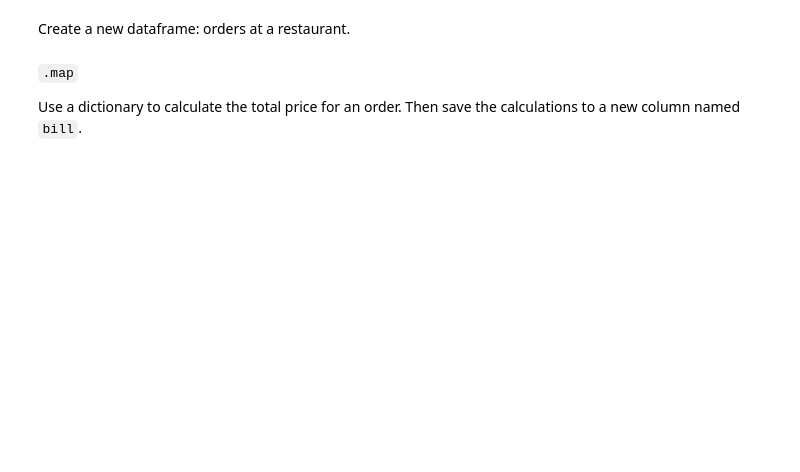
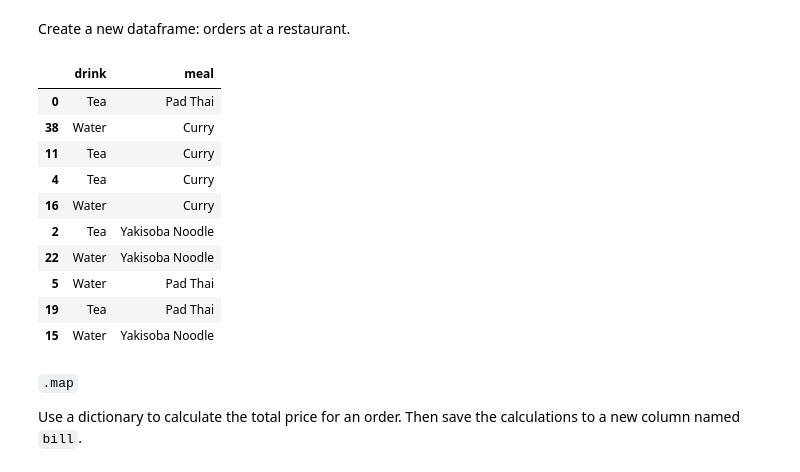
Before and after one commit to Bartholomew-Taylor/data-science-library, a Jupyter notebook: pandas_advanced_dataframes_lesson.ipynb, the cells around one changed output. Cells and saved outputs as stored; diff of their text form; code cells hidden in the pictures; blank space fills up the shorter version.

```diff
--- a/pandas_advanced_dataframes_lesson.ipynb
+++ b/pandas_advanced_dataframes_lesson.ipynb
@@ -529,5 +616,26 @@ Example: Calculate the average math grade for the combination of `classroom` and
 # %% [markdown]
 Create a new dataframe: orders at a restaurant.
+# %%
+n = 40
+
+orders = pd.DataFrame({
+    'drink': np.random.choice(['Tea', 'Water', 'Water'], n),
+    'meal': np.random.choice(['Curry', 'Yakisoba Noodle', 'Pad Thai'], n),
+})
+
+orders.sample(10)
+# %% [output]
+|  | drink | meal |
+| 0 | Tea | Pad Thai |
+| 38 | Water | Curry |
+| 11 | Tea | Curry |
+| 4 | Tea | Curry |
+| 16 | Water | Curry |
+| 2 | Tea | Yakisoba Noodle |
+| 22 | Water | Yakisoba Noodle |
+| 5 | Water | Pad Thai |
+| 19 | Tea | Pad Thai |
+| 15 | Water | Yakisoba Noodle |
 # %% [markdown]
 `.map`
 
```
Also changed, not shown: parts of 31 cells of this notebook.
